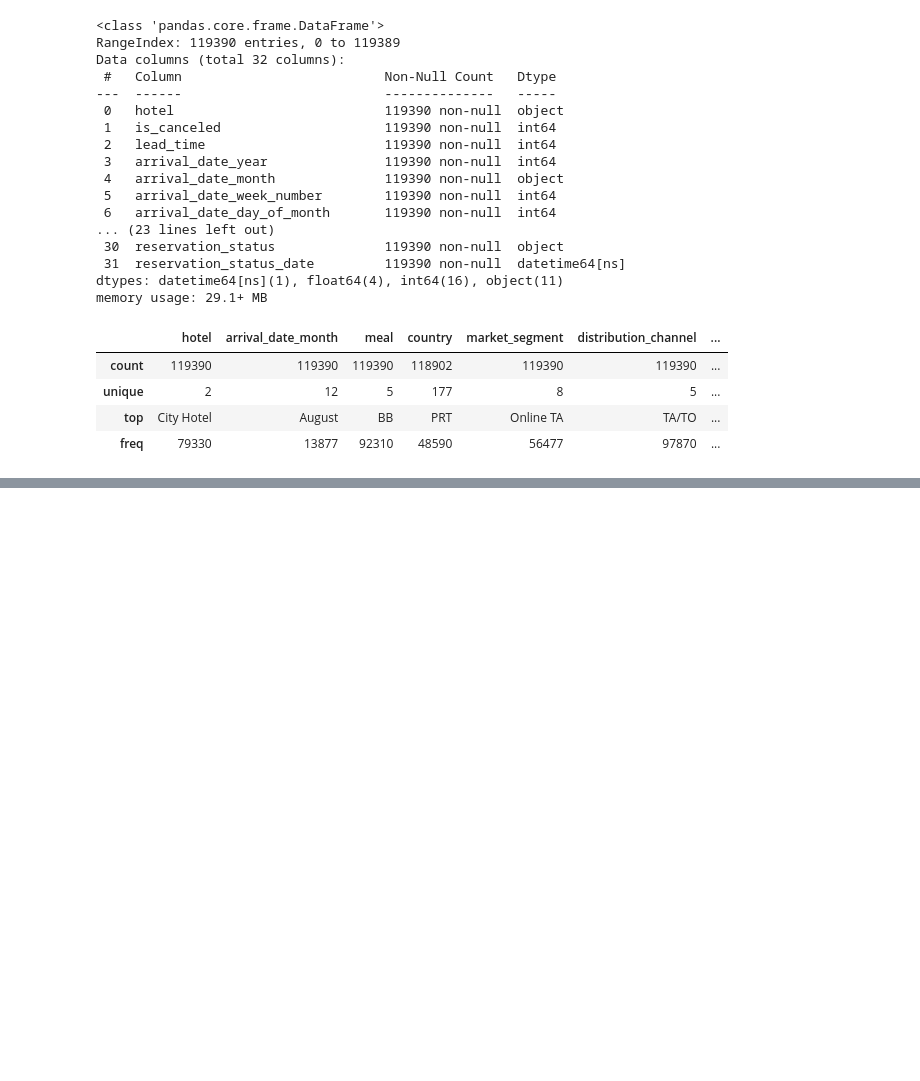
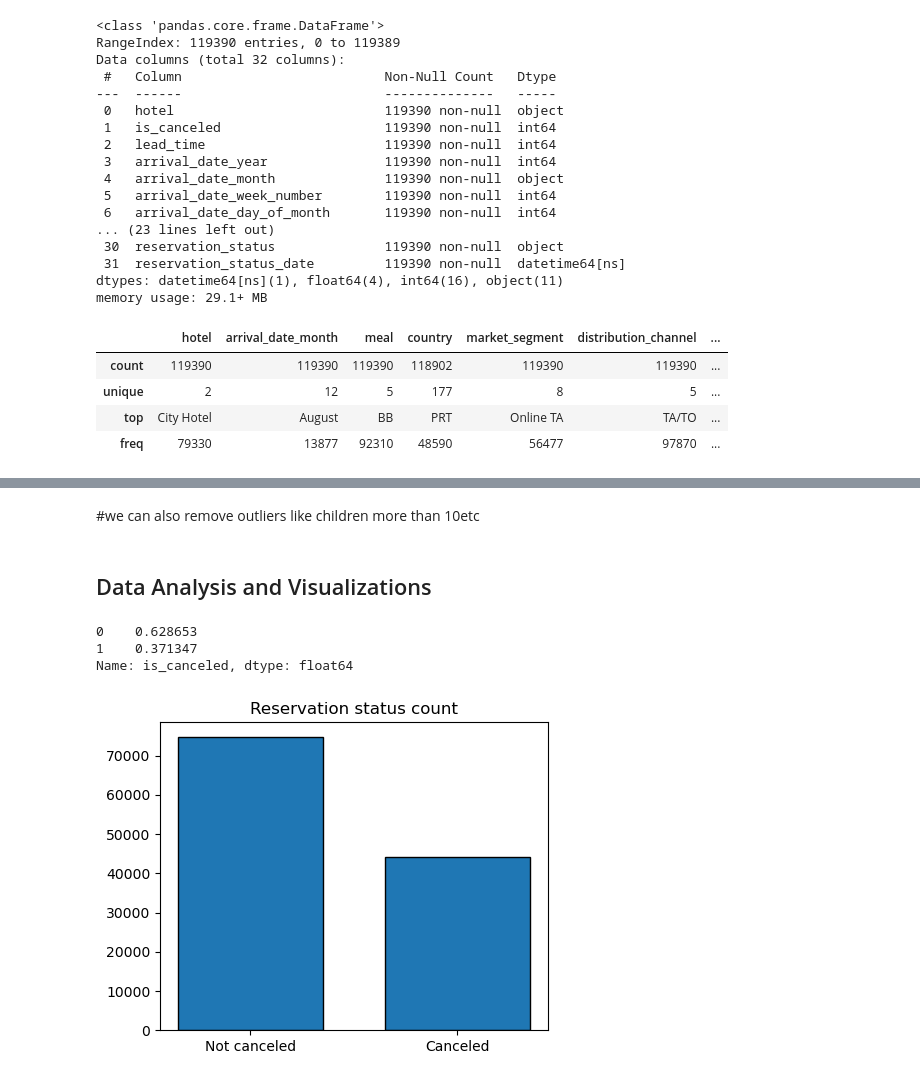
Before and after one commit to kshitijverma90/HotelBookingAnalysis, a Jupyter notebook: DataAnanlysis.ipynb, the cells around one changed output, grey strips where cells are left out. Saved outputs shown, nothing was run; the diff lists cells and outputs as text; code cells hidden in the pictures; blank space fills up the shorter version.

Commit message:
performed data analysis

```diff
--- a/DataAnanlysis.ipynb
+++ b/DataAnanlysis.ipynb
@@ -99,0 +126,3 @@ df.describe(include='object')
+# %%
+df.drop(columns=['agent','company'],axis=1,inplace=True)
+df.dropna(inplace=True)
@@ -99,0 +161,20 @@ df.describe(include='object')
+# %%
+df=df[df['adr']<5000]
+# %% [markdown]
+#we can also remove outliers like children more than 10etc
+# %% [markdown]
+## Data Analysis and Visualizations
+# %%
+cancelled_prec=df['is_canceled'].value_counts(normalize=True)
+cancelled_prec
+# %% [output]
+0    0.628653
+1    0.371347
+Name: is_canceled, dtype: float64
+# %%
+plt.figure(figsize=(5,4))
+plt.title('Reservation status count')
+plt.bar(['Not canceled','Canceled'],df['is_canceled'].value_counts(),edgecolor='k',width=0.7)
+plt.show()
+# %% [output]
+[figure, added]
```
Also changed, not shown: parts of 20 cells of this notebook.
